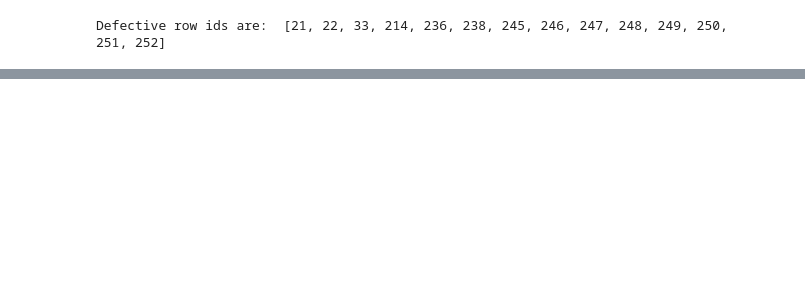
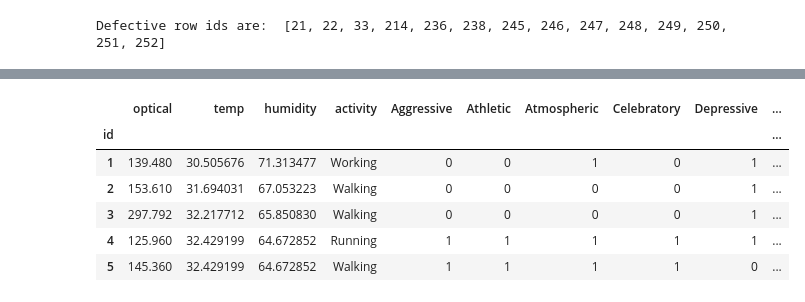
Before and after one commit to ang-zeyu/3237Project, a Jupyter notebook: SVM_song_model.ipynb, the cells around one changed output, grey strips where cells are left out. Saved outputs shown, nothing was run; the diff lists cells and outputs as text; code cells hidden in the pictures; blank space fills up the shorter version.

```diff
--- a/SVM_song_model.ipynb
+++ b/SVM_song_model.ipynb
@@ -86,0 +92,15 @@ filtered_df.head()
+# %%
+# Invert mood boolean values based on "isSkipped"
+
+for mood in moods:
+    filtered_df[mood] = np.abs(filtered_df[mood] - filtered_df['isSkipped'])
+filtered_df.drop('isSkipped', axis=1, inplace=True)
+filtered_df.head()
+# %% [output]
+|  | optical | temp | humidity | activity | Aggressive | Athletic | Atmospheric | Celebratory | Depressive | ... |
+| id |  |  |  |  |  |  |  |  |  | ... |
+| 1 | 139.480 | 30.505676 | 71.313477 | Working | 0 | 0 | 1 | 0 | 1 | ... |
+| 2 | 153.610 | 31.694031 | 67.053223 | Walking | 0 | 0 | 0 | 0 | 1 | ... |
+| 3 | 297.792 | 32.217712 | 65.850830 | Walking | 0 | 0 | 0 | 0 | 1 | ... |
+| 4 | 125.960 | 32.429199 | 64.672852 | Running | 1 | 1 | 1 | 1 | 1 | ... |
+| 5 | 145.360 | 32.429199 | 64.672852 | Walking | 1 | 1 | 1 | 1 | 0 | ... |
```
Also changed, not shown: parts of 5 cells of this notebook.
